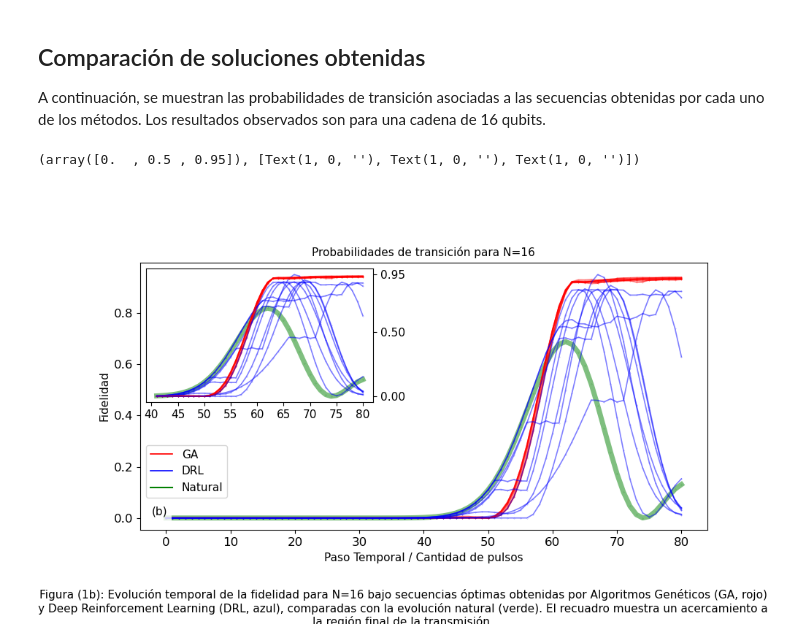
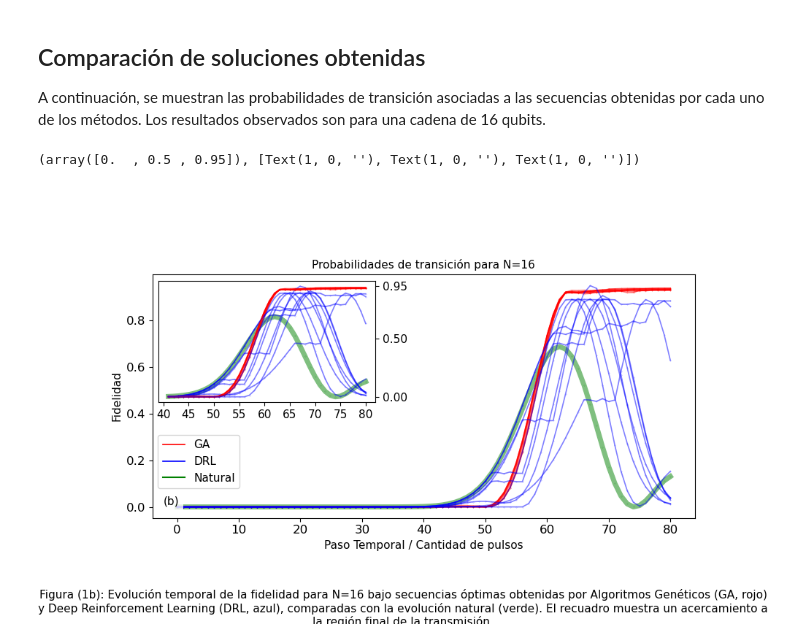
Before and after one commit to sofips/dynamic_control_for_QST, a Jupyter notebook: JAIIO_graphs.ipynb, the cells around one changed output. Saved outputs shown, nothing was run; the diff lists cells and outputs as text; code cells hidden in the pictures.

```diff
--- a/JAIIO_graphs.ipynb
+++ b/JAIIO_graphs.ipynb
@@ -206,32 +154,32 @@ legend_elements = [
     Line2D([0], [0], color='green', lw=1.5, label='Natural')
 ]
 plt.legend(handles=legend_elements, fontsize=fs, loc='lower left', bbox_to_anchor=(0, 0.1))
 plt.text(0.02, 0.09, '(b)', transform=plt.gca().transAxes, fontsize=fs, verticalalignment='top', horizontalalignment='left', bbox=dict(facecolor='white', alpha=0.8, edgecolor='none'))
 plt.title(f'Probabilidades de transición para N={n}', fontsize=fs)
 
 plt.figtext(
     0.5, 0.08,
     "Figura (1b): Evolución temporal de la fidelidad para N=16 bajo secuencias óptimas obtenidas por Algoritmos Genéticos (GA, rojo) y Deep Reinforcement Learning (DRL, azul), comparadas con la evolución natural (verde). El recuadro muestra un acercamiento a la región final de la transmisión.",
     wrap=True, horizontalalignment='center', fontsize=fs, ha='center', va='top'
 )
 
 # Agregar inset
 ax_inset = inset_axes(plt.gca(), width="40%", height="50%", loc="upper left")
 ax_inset.plot(range(len(forced_evol))[int(-2.5*n):],natural_evol[int(-2.5*n):], '-o', label='Natural', color='green', alpha=0.5, linewidth=5, markersize=0.2, zorder = -2)
 for sample in samples:
     forced_evol, natural_evol = fid_evolution(ga_sequences[sample][:], n, dt=0.15, b=100, label="", actions="original", add_natural=True)
     ax_inset.plot(range(len(forced_evol))[int(-2.5*n):], forced_evol[int(-2.5*n):], '-o', color='red', alpha=0.5, linewidth=1.2, markersize=0.2)
     forced_evol, natural_evol = fid_evolution(zhang_sequences[sample][:], n, dt=0.15, b=100, label="", actions="original", add_natural=True)
     ax_inset.plot(range(len(forced_evol))[int(-2.5*n):], forced_evol[int(-2.5*n):], '-o', color='blue', alpha=0.5, linewidth=1.2, markersize=0.2)
     ax_inset.yaxis.tick_right()
     ax_inset.tick_params(axis='both', which='major', labelsize=fs - 6)
 # ax_inset.set_xticks([60,70,80])
 ax_inset.set_yticks([0., 0.5, 0.95])
 ax_inset.tick_params(axis='x', labelsize=fs - 6)
 ax_inset.tick_params(axis='y', labelsize=fs - 6)
-plt.tight_layout(pad=5.0)
+plt.tight_layout(pad=6.0)
 plt.xticks(fontsize=fs)
 plt.yticks(fontsize=fs)
 # %% [output]
 (array([0.  , 0.5 , 0.95]), [Text(1, 0, ''), Text(1, 0, ''), Text(1, 0, '')])
-[figure, old version]
+[figure, new version]
```
Also changed, not shown: parts of 8 cells of this notebook, 2 other files.
